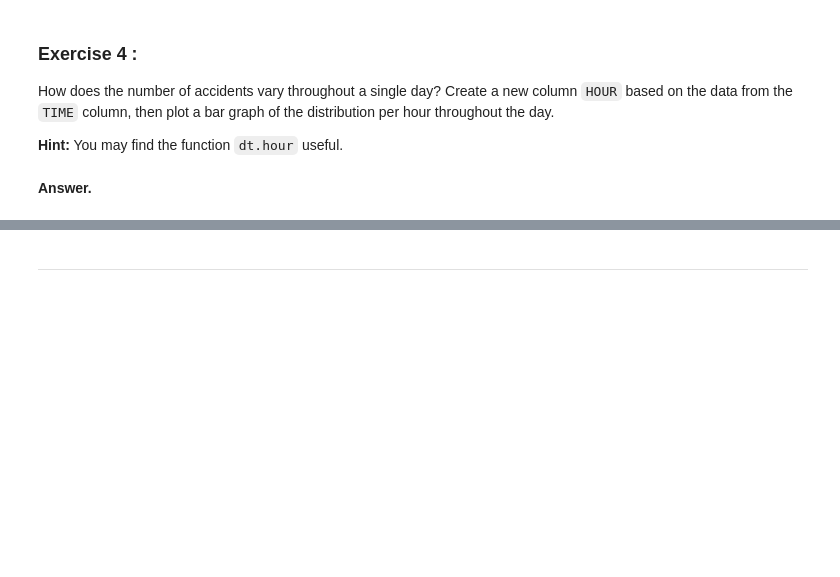
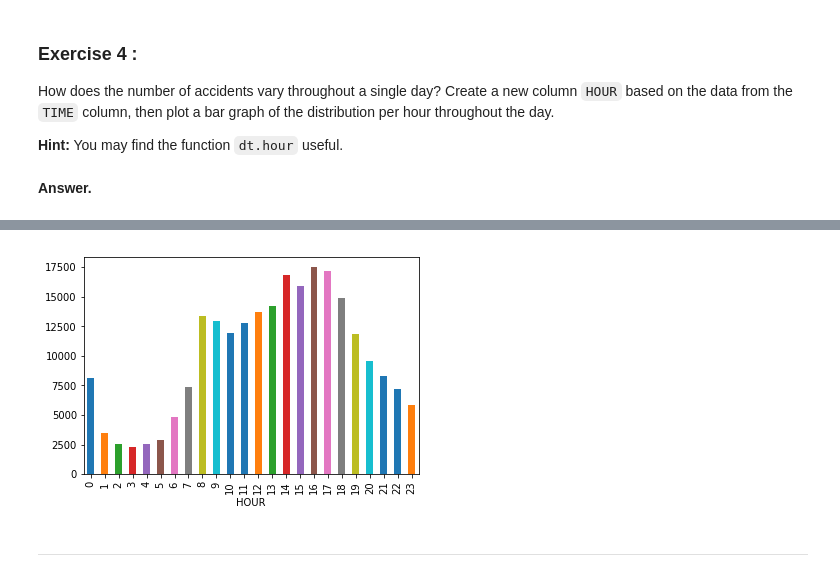
Before and after one commit to Jaimemosg/DS4A, a Jupyter notebook: extended_case_1_student/extended_case_1_student.ipynb, the cells around one changed output, grey strips where cells are left out. Drawn from its saved outputs; the diff is of its cells as text; code cells hidden in the pictures; blank space fills up the shorter version.

```diff
--- a/extended_case_1_student/extended_case_1_student.ipynb
+++ b/extended_case_1_student/extended_case_1_student.ipynb
@@ -162,3 +179,6 @@ df.groupby(['period'])['COLLISION_ID'].count().plot(ax=ax);
 <p><strong>Hint:</strong> You may find the function <code>dt.hour</code> useful. </p>
 # %% [markdown]
 **Answer.**
+# %%
+df['HOUR'] = pd.to_datetime(df['TIME']).dt.hour
+df.head()
@@ -165,3 +193,7 @@ df.groupby(['period'])['COLLISION_ID'].count().plot(ax=ax);
+# %%
+df.groupby(['HOUR'])['COLLISION_ID'].count().plot.bar();
+# %% [output]
+[figure, added]
 # %% [markdown]
 -------
 # %% [markdown]
```
Also changed, not shown: parts of 9 cells of this notebook.
